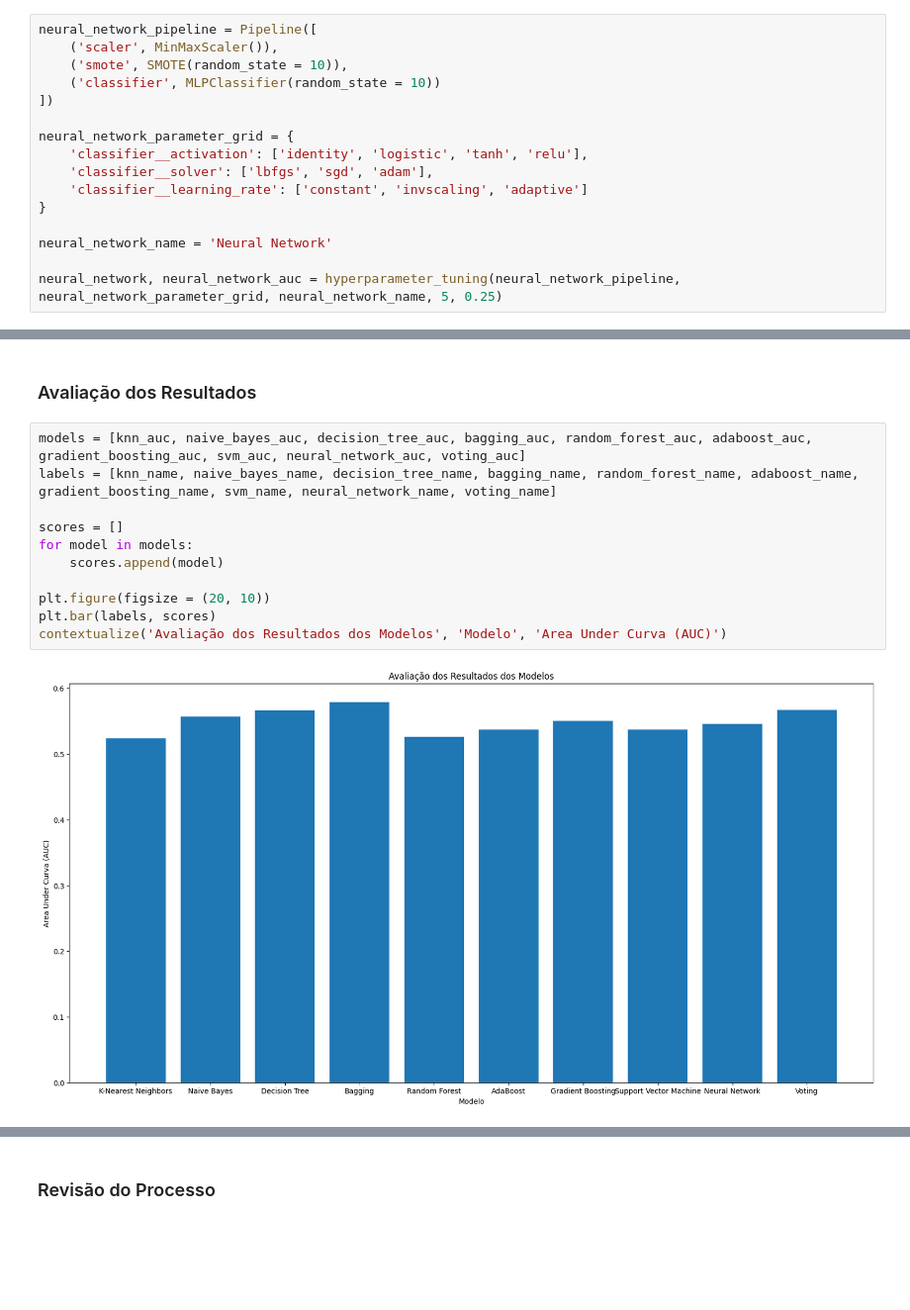
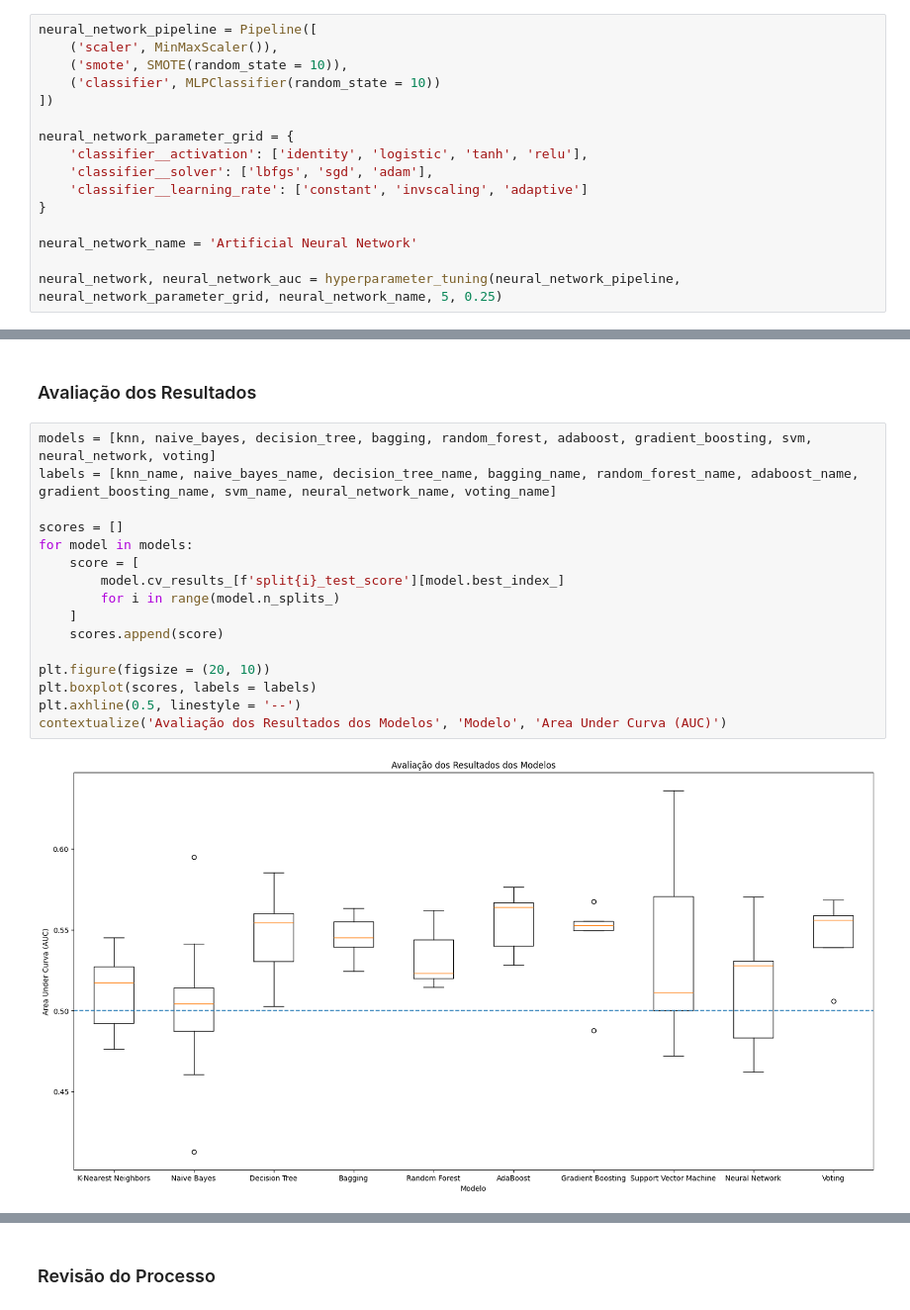
Before and after one commit to manelneto/fraud, a Jupyter notebook: task2.ipynb, the cells around one changed output, grey strips where cells are left out. Shown at 99% size. Saved outputs shown, nothing was run; the diff lists cells and outputs as text; blank space fills up the shorter version.

```diff
--- a/task2.ipynb
+++ b/task2.ipynb
@@ -517,7 +531,7 @@ neural_network_parameter_grid = {
     'classifier__learning_rate': ['constant', 'invscaling', 'adaptive']
 }
 
-neural_network_name = 'Neural Network'
+neural_network_name = 'Artificial Neural Network'
 
 neural_network, neural_network_auc = hyperparameter_tuning(neural_network_pipeline, neural_network_parameter_grid, neural_network_name, 5, 0.25)
 # %% [output]
@@ -645,16 +664,21 @@ Como todos os modelos apresentam um desempenho melhor do que um classificador al
 # %% [markdown]
 ### Avaliação dos Resultados
 # %%
-models = [knn_auc, naive_bayes_auc, decision_tree_auc, bagging_auc, random_forest_auc, adaboost_auc, gradient_boosting_auc, svm_auc, neural_network_auc, voting_auc]
+models = [knn, naive_bayes, decision_tree, bagging, random_forest, adaboost, gradient_boosting, svm, neural_network, voting]
 labels = [knn_name, naive_bayes_name, decision_tree_name, bagging_name, random_forest_name, adaboost_name, gradient_boosting_name, svm_name, neural_network_name, voting_name]
 
 scores = []
 for model in models:
-    scores.append(model)
+    score = [
+        model.cv_results_[f'split{i}_test_score'][model.best_index_]
+        for i in range(model.n_splits_)
+    ]
+    scores.append(score)
 
 plt.figure(figsize = (20, 10))
-plt.bar(labels, scores)
+plt.boxplot(scores, labels = labels)
+plt.axhline(0.5, linestyle = '--')
 contextualize('Avaliação dos Resultados dos Modelos', 'Modelo', 'Area Under Curva (AUC)')
 # %% [output]
-[figure, old version]
+[figure, new version]
 # %% [markdown]
```
Also changed, not shown: parts of 41 cells of this notebook, 5 other files.
